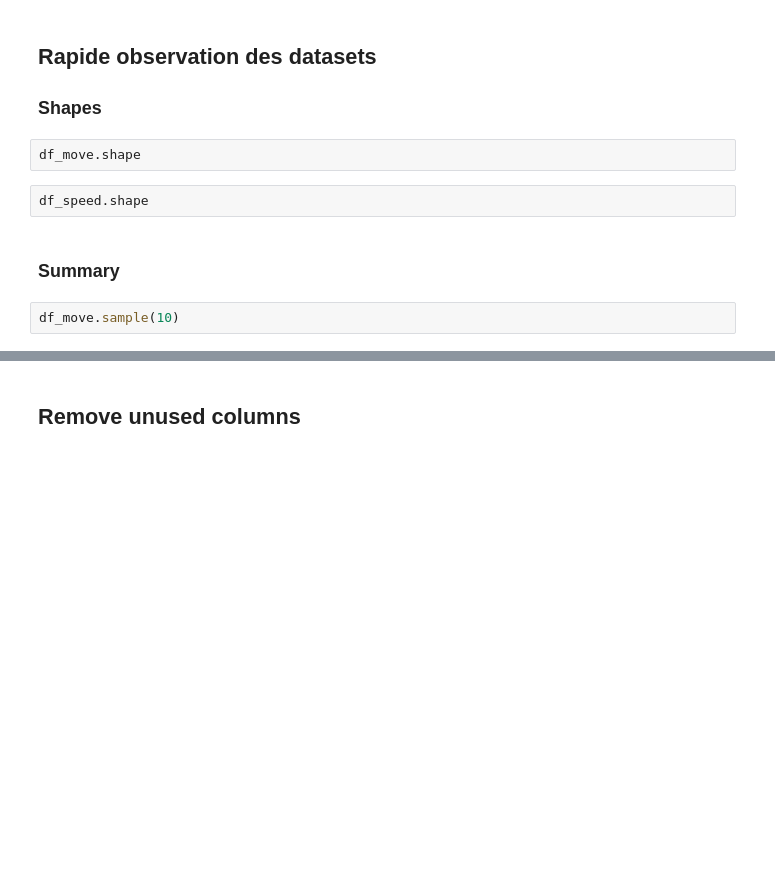
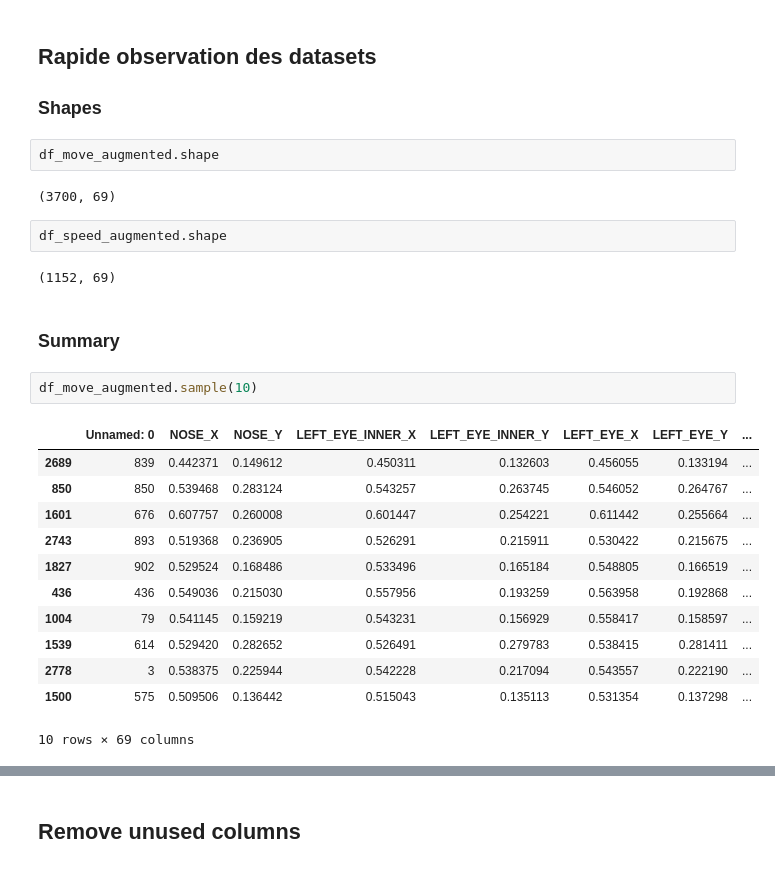
Before and after one commit to Neirpy/projet_pluri_2, a Jupyter notebook: IA/data_preprocessing.ipynb, the cells around one changed output, grey strips where cells are left out. Saved outputs shown, nothing was run; the diff lists cells and outputs as text; blank space fills up the shorter version.

```diff
--- a/IA/data_preprocessing.ipynb
+++ b/IA/data_preprocessing.ipynb
@@ -15,11 +25,28 @@ df_move, df_speed = find_all_from_directory()
 
 ### Shapes
 # %%
-df_move.shape
+df_move_augmented.shape
+# %% [output]
+(3700, 69)
 # %%
-df_speed.shape
+df_speed_augmented.shape
+# %% [output]
+(1152, 69)
 # %% [markdown]
 ### Summary
 # %%
-df_move.sample(10)
+df_move_augmented.sample(10)
+# %% [output]
+|  | Unnamed: 0 | NOSE_X | NOSE_Y | LEFT_EYE_INNER_X | LEFT_EYE_INNER_Y | LEFT_EYE_X | LEFT_EYE_Y | ... |
+| 2689 | 839 | 0.442371 | 0.149612 | 0.450311 | 0.132603 | 0.456055 | 0.133194 | ... |
+| 850 | 850 | 0.539468 | 0.283124 | 0.543257 | 0.263745 | 0.546052 | 0.264767 | ... |
+| 1601 | 676 | 0.607757 | 0.260008 | 0.601447 | 0.254221 | 0.611442 | 0.255664 | ... |
+| 2743 | 893 | 0.519368 | 0.236905 | 0.526291 | 0.215911 | 0.530422 | 0.215675 | ... |
+| 1827 | 902 | 0.529524 | 0.168486 | 0.533496 | 0.165184 | 0.548805 | 0.166519 | ... |
+| 436 | 436 | 0.549036 | 0.215030 | 0.557956 | 0.193259 | 0.563958 | 0.192868 | ... |
+| 1004 | 79 | 0.541145 | 0.159219 | 0.543231 | 0.156929 | 0.558417 | 0.158597 | ... |
+| 1539 | 614 | 0.529420 | 0.282652 | 0.526491 | 0.279783 | 0.538415 | 0.281411 | ... |
+| 2778 | 3 | 0.538375 | 0.225944 | 0.542228 | 0.217094 | 0.543557 | 0.222190 | ... |
+| 1500 | 575 | 0.509506 | 0.136442 | 0.515043 | 0.135113 | 0.531354 | 0.137298 | ... |
+10 rows × 69 columns
 # %%
```
Also changed, not shown: parts of 23 cells of this notebook, 6 other files.
